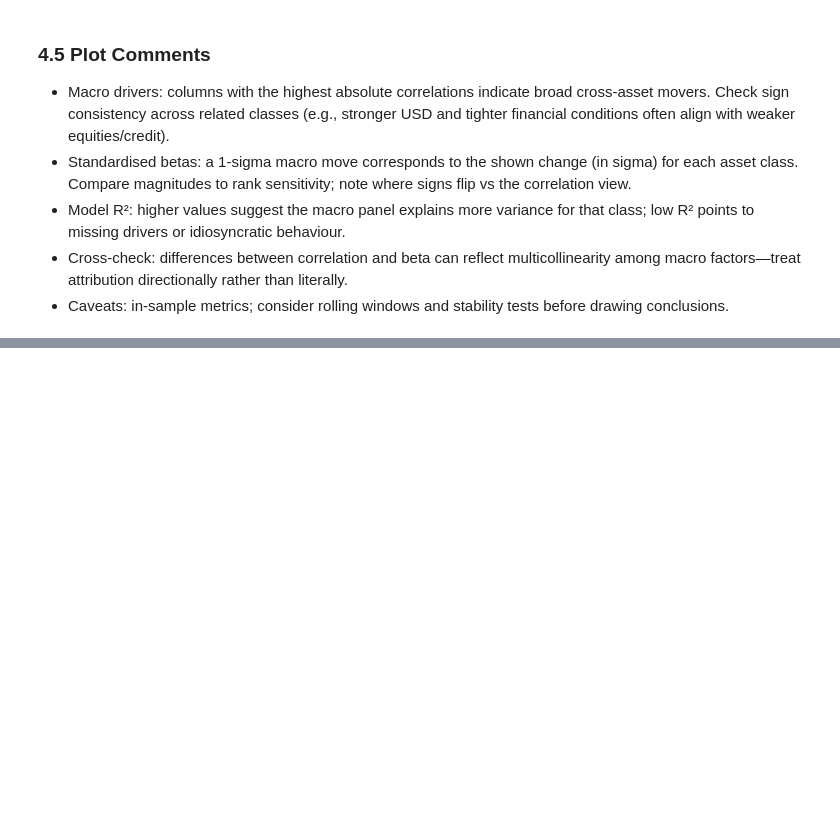
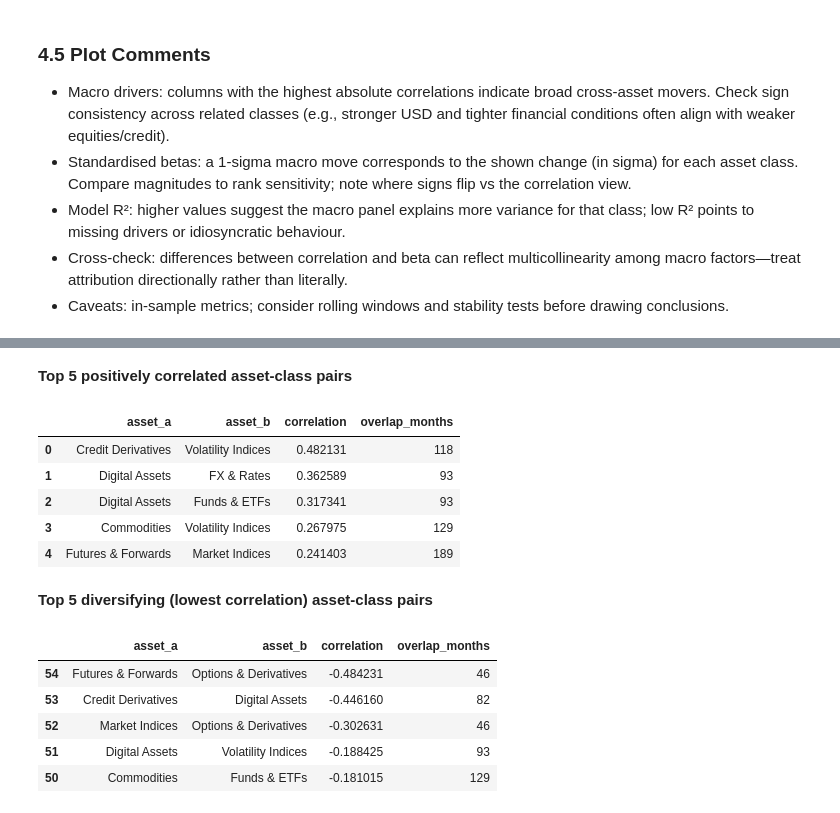
Before and after one commit to kecheng-shi/Nexus-data-preprocessing, a Jupyter notebook: Nexus Data Analysis.ipynb, the cells around one changed output, grey strips where cells are left out. Saved outputs shown, nothing was run; the diff lists cells and outputs as text; code cells hidden in the pictures; blank space fills up the shorter version.

```diff
--- a/Nexus Data Analysis.ipynb
+++ b/Nexus Data Analysis.ipynb
@@ -1289,0 +1162,66 @@ plt.show()
+# %%
+CLASS_MIN_OBS = 36
+
+interaction_panel = (
+    asset_class_panel.copy()
+    .dropna(axis=1, how="all")
+    .dropna(axis=0, how="all")
+)
+interaction_panel = interaction_panel.loc[:, interaction_panel.notna().sum() >= CLASS_MIN_OBS]
+interaction_panel = interaction_panel.sort_index()
+
+if interaction_panel.empty:
+    raise ValueError("Asset class panel is empty; ensure previous steps produced monthly returns.")
+
+class_corr = interaction_panel.corr(min_periods=CLASS_MIN_OBS)
+avg_abs_corr = class_corr.abs().mean().sort_values(ascending=False)
+ordered_cols = list(avg_abs_corr.index)
+
+upper_mask = np.triu(np.ones_like(class_corr, dtype=bool), k=1)
+pair_records: list[dict[str, object]] = []
+for i, col_i in enumerate(class_corr.columns):
+    for j, col_j in enumerate(class_corr.columns):
+        if not upper_mask[i, j]:
+            continue
+        corr_val = class_corr.iloc[i, j]
+        if pd.isna(corr_val):
+            continue
+        overlap = interaction_panel[[col_i, col_j]].dropna().shape[0]
+        pair_records.append(
+            {
+                "asset_a": col_i,
+                "asset_b": col_j,
+                "correlation": corr_val,
+                "overlap_months": overlap,
+            }
+        )
+
+pair_stats = (
+    pd.DataFrame(pair_records)
+    .sort_values("correlation", ascending=False)
+    .reset_index(drop=True)
+)
+
+top_positive_pairs = pair_stats.head(5)
+top_negative_pairs = pair_stats.sort_values("correlation", ascending=True).head(5)
+
+display(Markdown("**Top 5 positively correlated asset-class pairs**"))
+display(top_positive_pairs)
+
+display(Markdown("**Top 5 diversifying (lowest correlation) asset-class pairs**"))
+display(top_negative_pairs)
+# %% [output]
+**Top 5 positively correlated asset-class pairs**
+|  | asset_a | asset_b | correlation | overlap_months |
+| 0 | Credit Derivatives | Volatility Indices | 0.482131 | 118 |
+| 1 | Digital Assets | FX & Rates | 0.362589 | 93 |
+| 2 | Digital Assets | Funds & ETFs | 0.317341 | 93 |
+| 3 | Commodities | Volatility Indices | 0.267975 | 129 |
+| 4 | Futures & Forwards | Market Indices | 0.241403 | 189 |
+**Top 5 diversifying (lowest correlation) asset-class pairs**
+|  | asset_a | asset_b | correlation | overlap_months |
+| 54 | Futures & Forwards | Options & Derivatives | -0.484231 | 46 |
+| 53 | Credit Derivatives | Digital Assets | -0.446160 | 82 |
+| 52 | Market Indices | Options & Derivatives | -0.302631 | 46 |
+| 51 | Digital Assets | Volatility Indices | -0.188425 | 93 |
+| 50 | Commodities | Funds & ETFs | -0.181015 | 129 |
```
Also changed, not shown: parts of 13 cells of this notebook, 1 other file.
